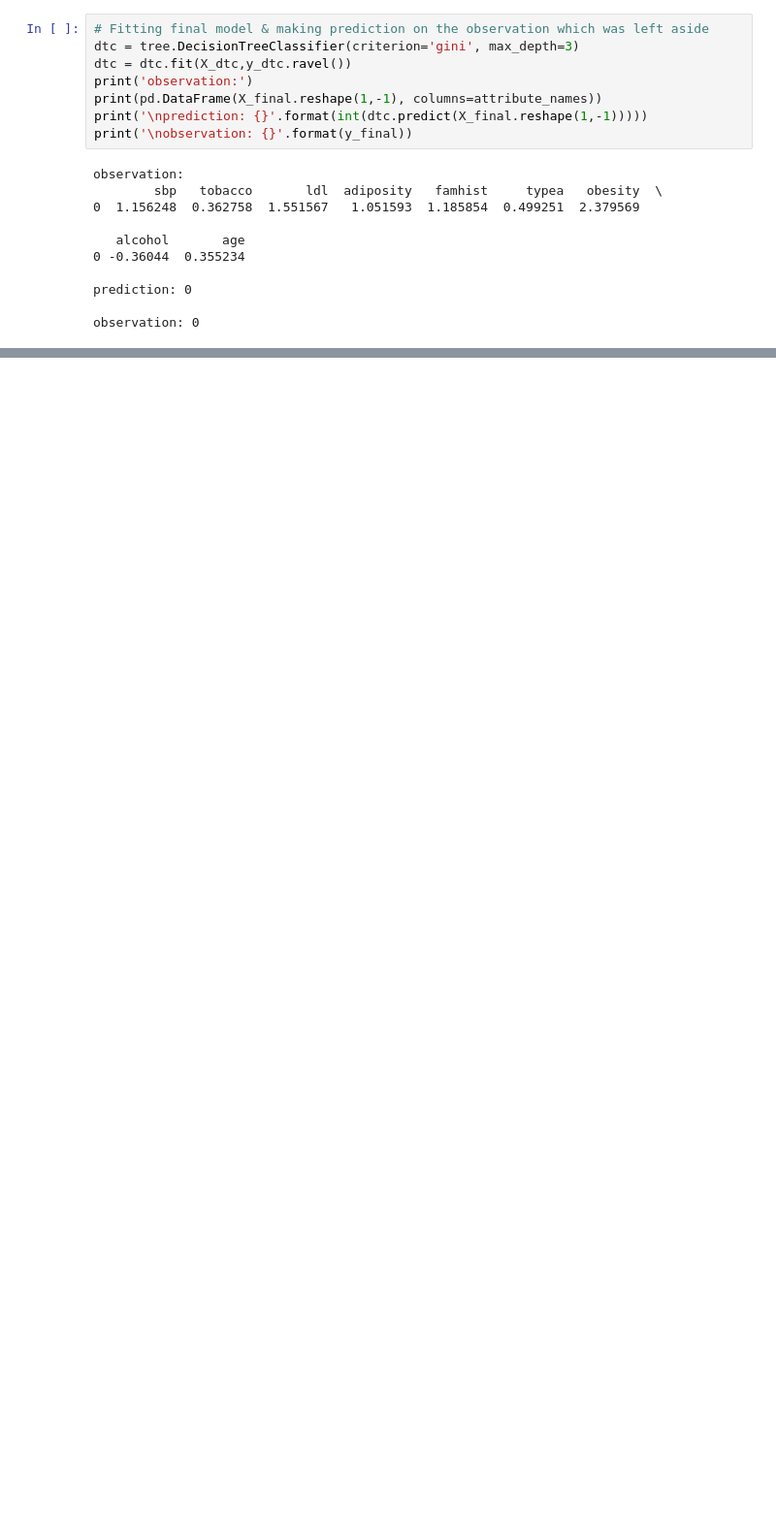
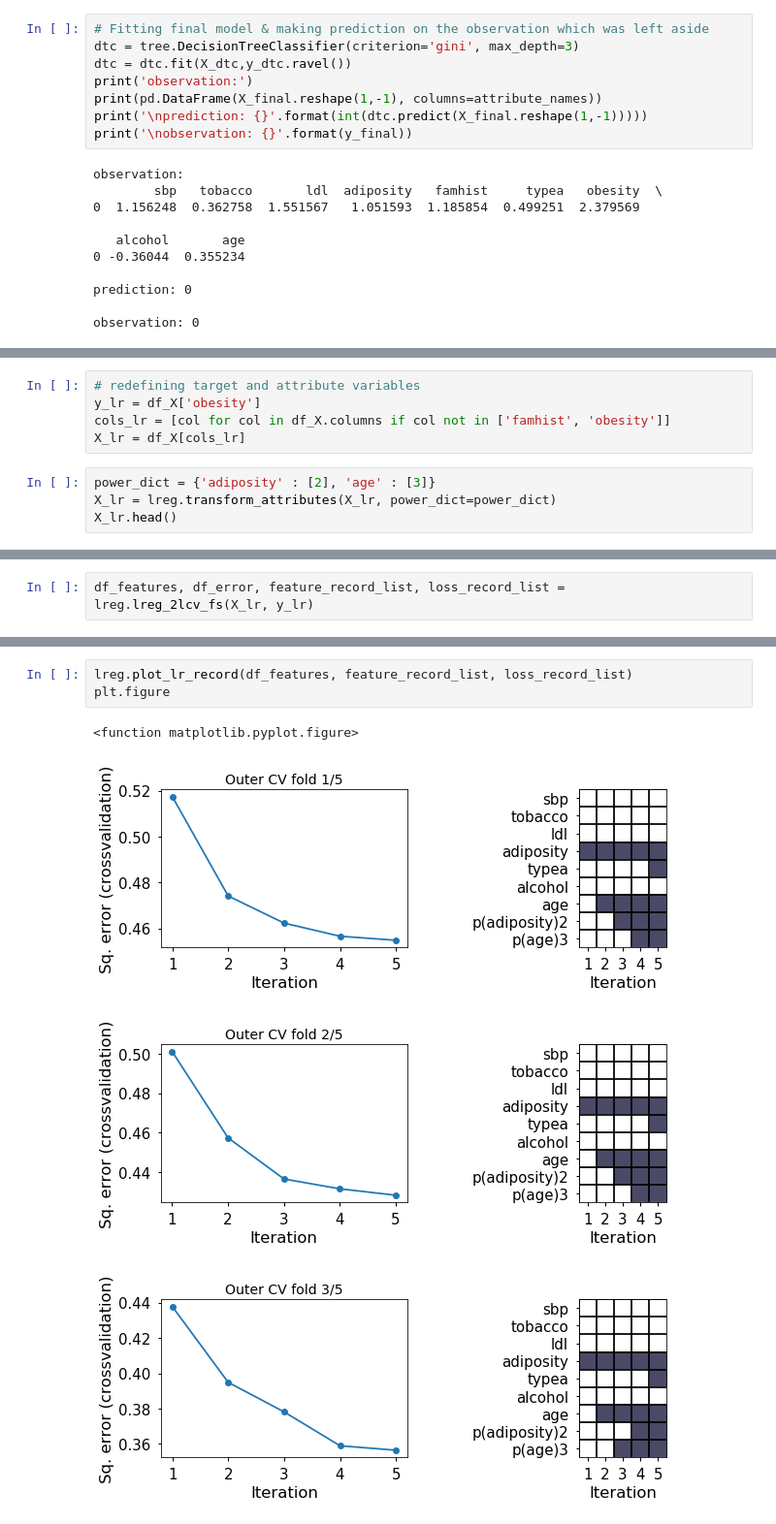
Before and after one commit to benbenasque/machine_learning_tutorials, a Jupyter notebook: machine_learning_exercise.ipynb, the cells around one changed output, grey strips where cells are left out. Shown at 97% size. Drawn from its saved outputs; the diff is of its cells as text; blank space fills up the shorter version.

```diff
--- a/machine_learning_exercise.ipynb
+++ b/machine_learning_exercise.ipynb
@@ -373,0 +408,9 @@ graphviz.Source(dot_graph)
+# %%
+# redefining target and attribute variables
+y_lr = df_X['obesity']
+cols_lr = [col for col in df_X.columns if col not in ['famhist', 'obesity']]
+X_lr = df_X[cols_lr]
+# %%
+power_dict = {'adiposity' : [2], 'age' : [3]}
+X_lr = lreg.transform_attributes(X_lr, power_dict=power_dict)
+X_lr.head()
@@ -373,0 +424,2 @@ graphviz.Source(dot_graph)
+# %%
+df_features, df_error, feature_record_list, loss_record_list = lreg.lreg_2lcv_fs(X_lr, y_lr)
@@ -373,0 +450,8 @@ graphviz.Source(dot_graph)
+# %%
+lreg.plot_lr_record(df_features, feature_record_list, loss_record_list)
+plt.figure
+# %% [output]
+<function matplotlib.pyplot.figure>
+[figure, added]
+[figure, added]
+[figure, added]
```
Also changed, not shown: parts of 10 cells of this notebook.
